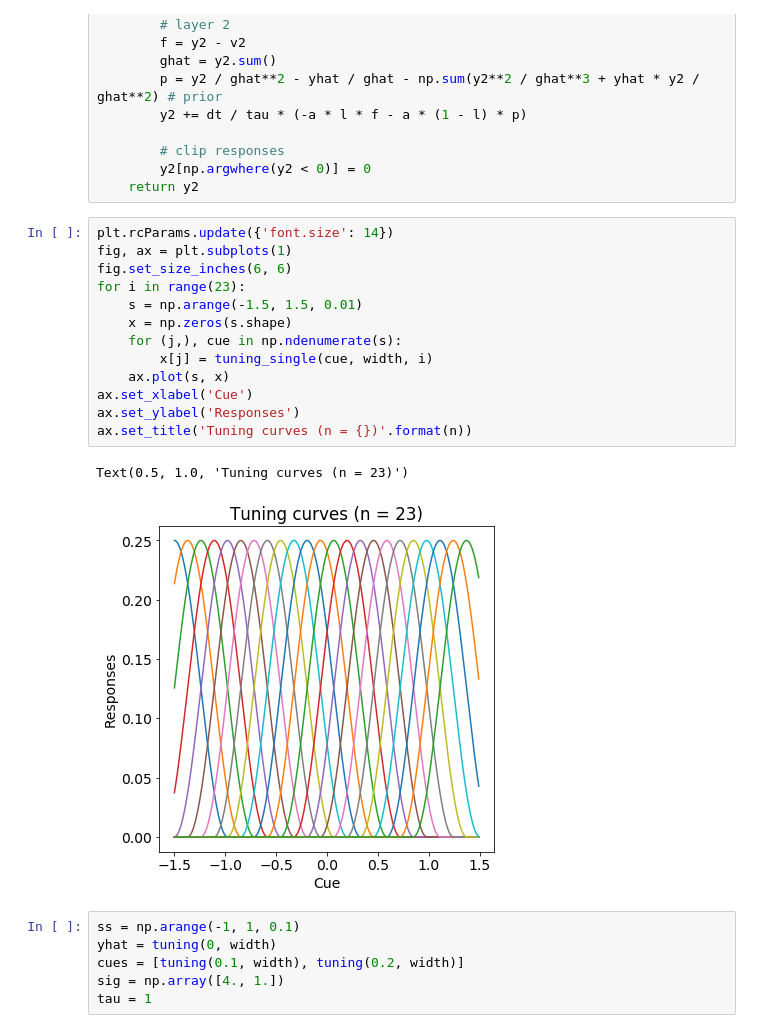
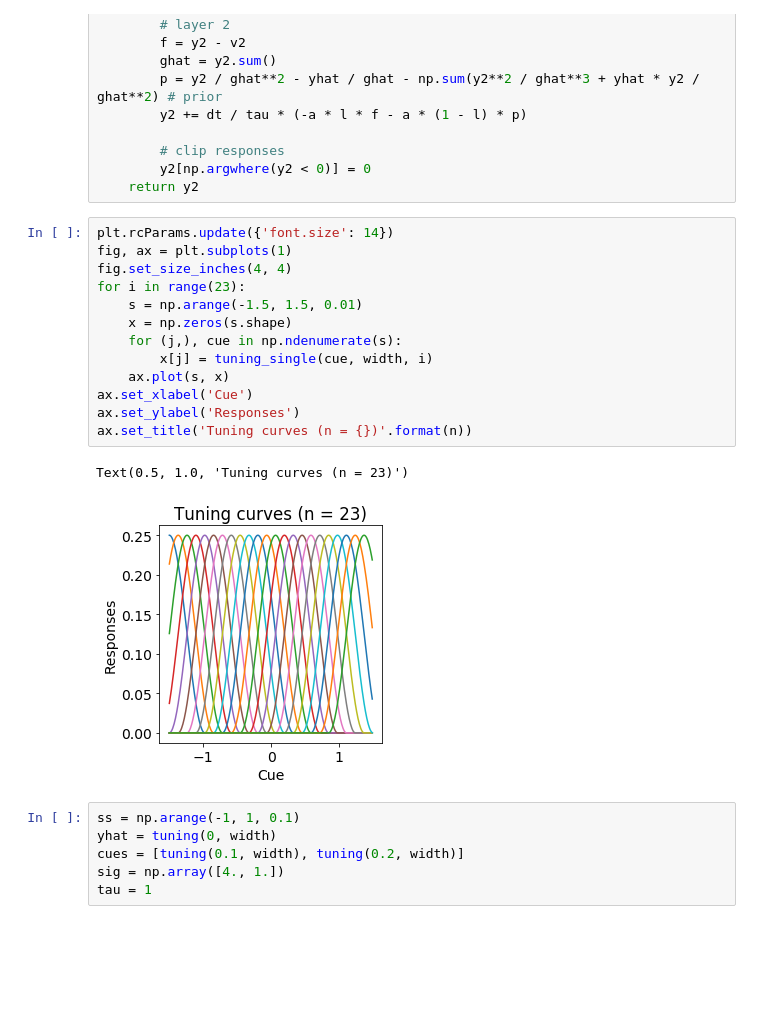
Before and after one commit to gongziyida/Modeling-Neural-Plasticity-with-Multisensory-Braitenberg-Vehicles, a Jupyter notebook: initial materials/cue_combination.ipynb, the cells around one changed output. Drawn from its saved outputs; the diff is of its cells as text; blank space fills up the shorter version.

```diff
--- a/initial materials/cue_combination.ipynb
+++ b/initial materials/cue_combination.ipynb
@@ -62,19 +62,19 @@ def sim(yhat, a, l, sig, g, cues):
 # %%
 plt.rcParams.update({'font.size': 14})
 fig, ax = plt.subplots(1)
-fig.set_size_inches(6, 6)
+fig.set_size_inches(4, 4)
 for i in range(23):
     s = np.arange(-1.5, 1.5, 0.01)
     x = np.zeros(s.shape)
     for (j,), cue in np.ndenumerate(s):
         x[j] = tuning_single(cue, width, i)
     ax.plot(s, x)
 ax.set_xlabel('Cue')
 ax.set_ylabel('Responses')
 ax.set_title('Tuning curves (n = {})'.format(n))
 # %% [output]
 Text(0.5, 1.0, 'Tuning curves (n = 23)')
-[figure, old version]
+[figure, new version]
 # %%
 ss = np.arange(-1, 1, 0.1)
 yhat = tuning(0, width)
```
Also changed, not shown: parts of 5 cells of this notebook, 2 other files.
